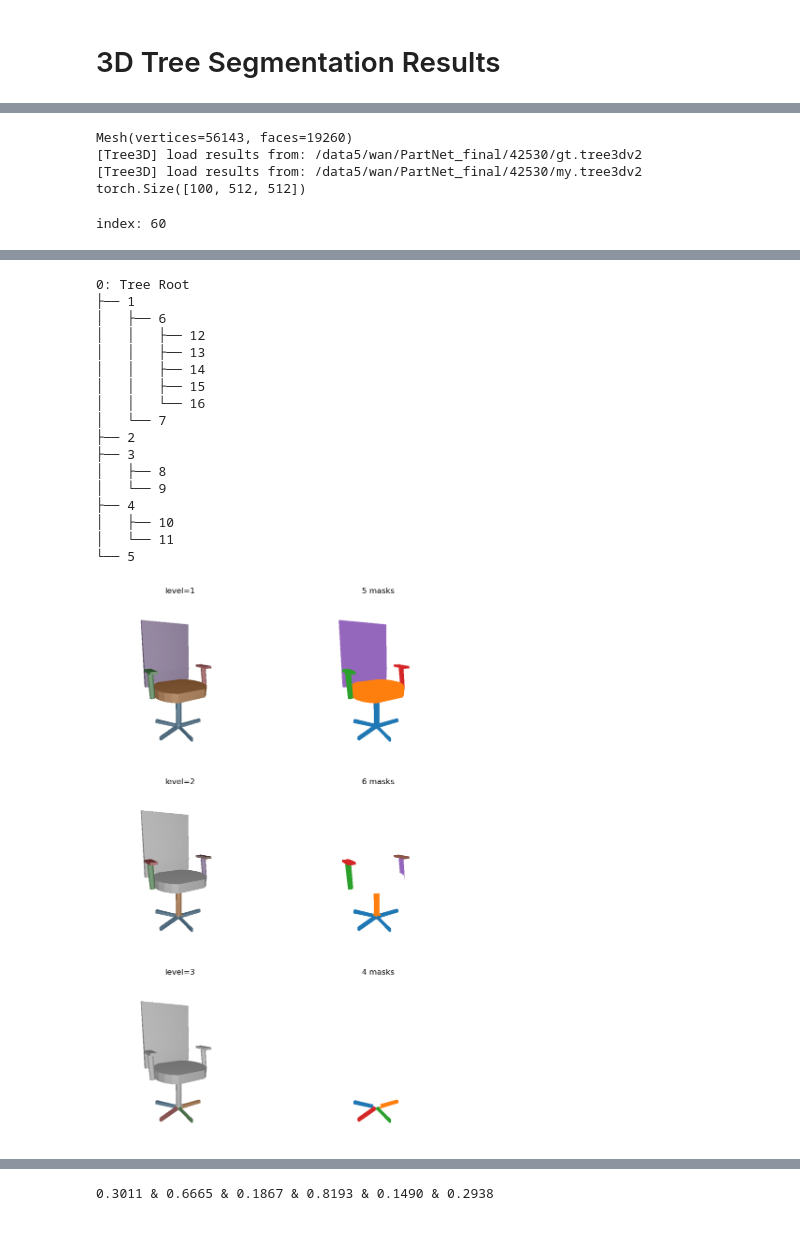
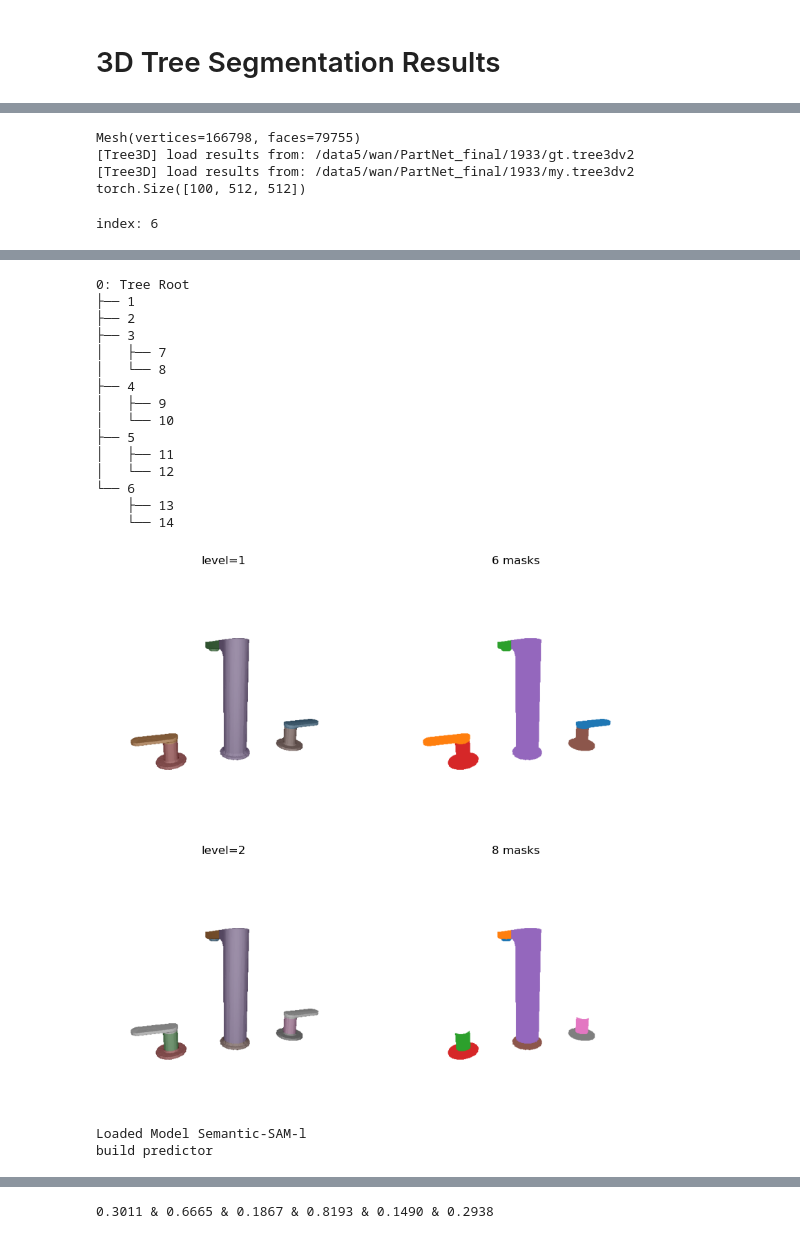
Before and after one commit to dnvtmf/OTS, a Jupyter notebook: paper/view_PartNet_results.ipynb, the cells around one changed output, grey strips where cells are left out. Cells and saved outputs as stored; diff of their text form; code cells hidden in the pictures.

```diff
--- a/paper/view_PartNet_results.ipynb
+++ b/paper/view_PartNet_results.ipynb
@@ -180,5 +180,5 @@ ours & mIoU & 0.2860 & 0.3098 & 0.3668 & 0.1742 & 0.2289 & 0.2338 & 0.2289 & 0.3
 # %%
-index = categories.index('Chair')
+index = categories.index('Faucet')
 cat = categories[index]
 scores_c = np.array([v.item() if isinstance(v, Tensor) else v for v in scores[cat]])
 order = np.argsort(scores_c)[::-1]
@@ -204,7 +201,7 @@ prediction = Tree3Dv2(mesh, device=device)
 prediction.load(best_mesh)
 prediction.to(device)
 
-images, tri_ids, Tw2v = load_images(mesh, best_mesh.parent.joinpath('images'), num_views=100)
+images, tri_ids, Tw2v = load_images(glctx, mesh, best_mesh.parent.joinpath('images'), num_views=100)
 images = images.to(device)
 tri_ids = tri_ids.to(device)
 Tw2v = Tw2v.to(device)
@@ -212,16 +209,17 @@ mesh = mesh.to(device)
 print(tri_ids.shape)
 # chair /data5/wan/PartNet_final/42530/gt.tree3dv2, index: 60
 # %% [output]
-Mesh(vertices=56143, faces=19260)
-[Tree3D] load results from: /data5/wan/PartNet_final/42530/gt.tree3dv2
-[Tree3D] load results from: /data5/wan/PartNet_final/42530/my.tree3dv2
+Mesh(vertices=166798, faces=79755)
+[Tree3D] load results from: /data5/wan/PartNet_final/1933/gt.tree3dv2
+[Tree3D] load results from: /data5/wan/PartNet_final/1933/my.tree3dv2
 torch.Size([100, 512, 512])
 # %%
 show_index = np.random.choice(len(images))
 print('index:', show_index)
 plt.imshow(images[show_index].cpu().numpy())
+plt.axis('off')
 plt.show()
 show_all_levels(images[show_index,], gt, tri_ids[show_index])
 gt.print_tree()
 # %% [output]
-index: 60
+index: 6
@@ -229,18 +227,26 @@ index: 60
 0: Tree Root
 ├── 1
-│   ├── 6
-│   │   ├── 12
-│   │   ├── 13
-│   │   ├── 14
-│   │   ├── 15
-│   │   └── 16
-│   └── 7
 ├── 2
 ├── 3
-│   ├── 8
-│   └── 9
+│   ├── 7
+│   └── 8
 ├── 4
-│   ├── 10
-│   └── 11
-└── 5
+│   ├── 9
+│   └── 10
+├── 5
+│   ├── 11
+│   └── 12
+└── 6
+    ├── 13
+    └── 14
-[figure, old version]
+[figure, new version]
+# %%
+from evaluation.util import predictor_options, get_predictor
+import argparse
+parser = argparse.ArgumentParser()
+predictor_options(parser)
+args = parser.parse_args([])
+predictor = get_predictor(args)
+# %% [output]
+Loaded Model Semantic-SAM-l
+build predictor
```
Also changed, not shown: parts of 10 cells of this notebook, 10 other files.
